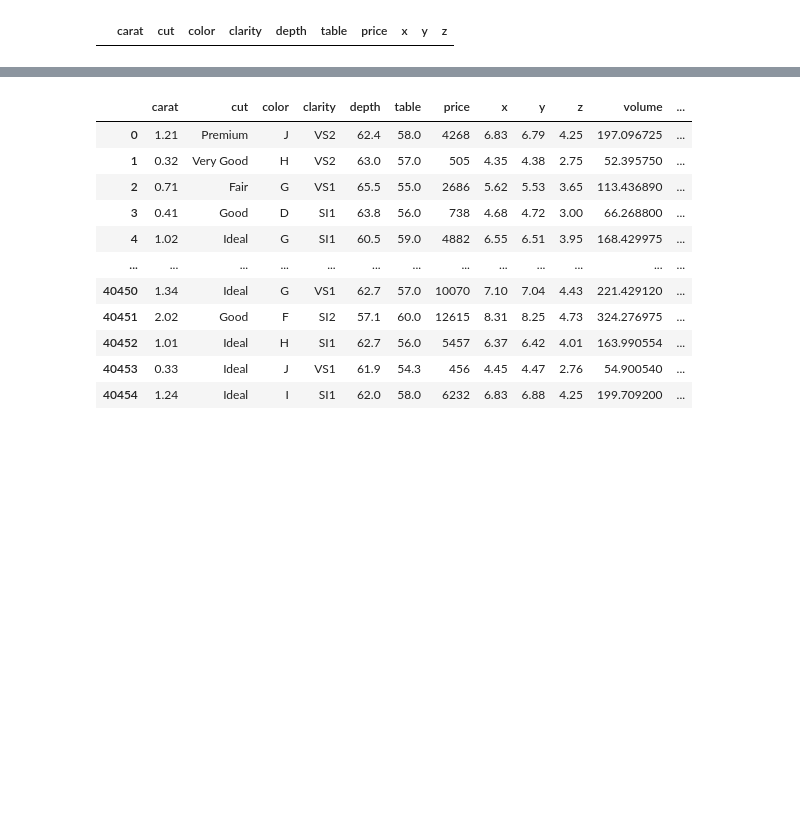
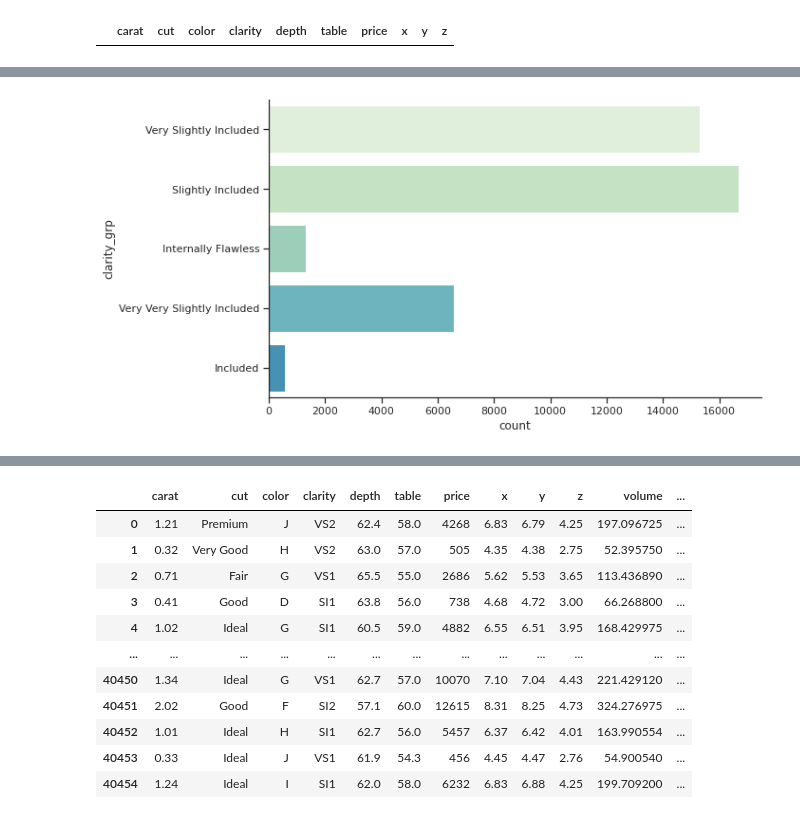
Before and after one commit to gojuangu/definitive_diamond_buying_guide, a Jupyter notebook: Analysis Data.ipynb, the cells around one changed output, grey strips where cells are left out. Cells and saved outputs as stored; diff of their text form; code cells hidden in the pictures; blank space fills up the shorter version.

Commit message:
more-charts

```diff
--- a/Analysis Data.ipynb
+++ b/Analysis Data.ipynb
@@ -155,0 +178,3 @@ sns.distplot(diamonds['carat'], bins=40)
+# %%
+diamonds['color_grp'] = diamonds['color'].map(color_dict)
+diamonds['clarity_grp'] = diamonds['clarity'].map(clarity_dict)
@@ -155,0 +190,7 @@ sns.distplot(diamonds['carat'], bins=40)
+# %%
+sns.set(style="ticks", palette='GnBu')
+#info about the pallete https://loading.io/color/feature/GnBu-8/
+
+sns.catplot(y='clarity_grp', data=diamonds, kind='count' ,aspect=2);
+# %% [output]
+[figure, added]
```
Also changed, not shown: parts of 39 cells of this notebook.
